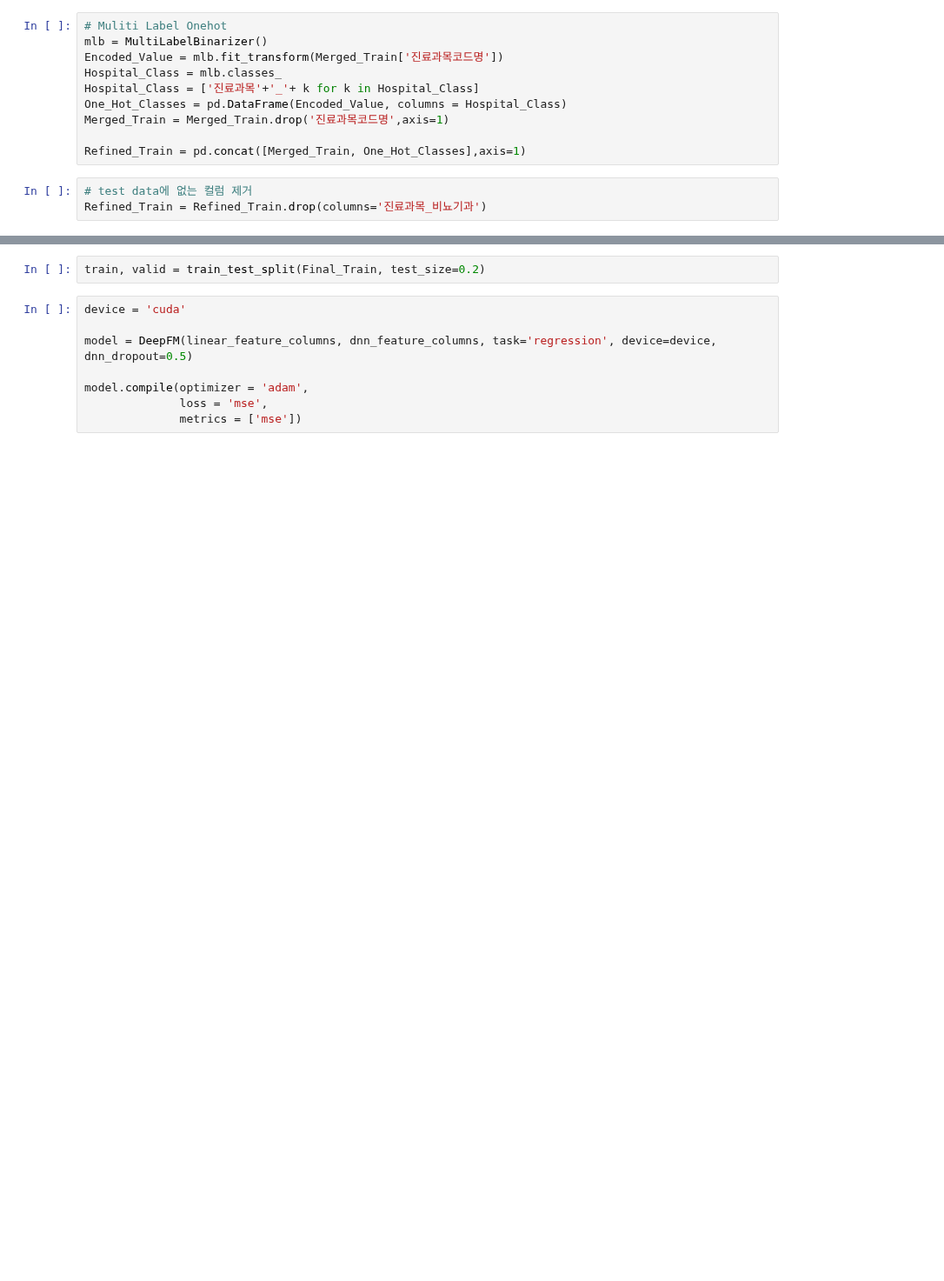
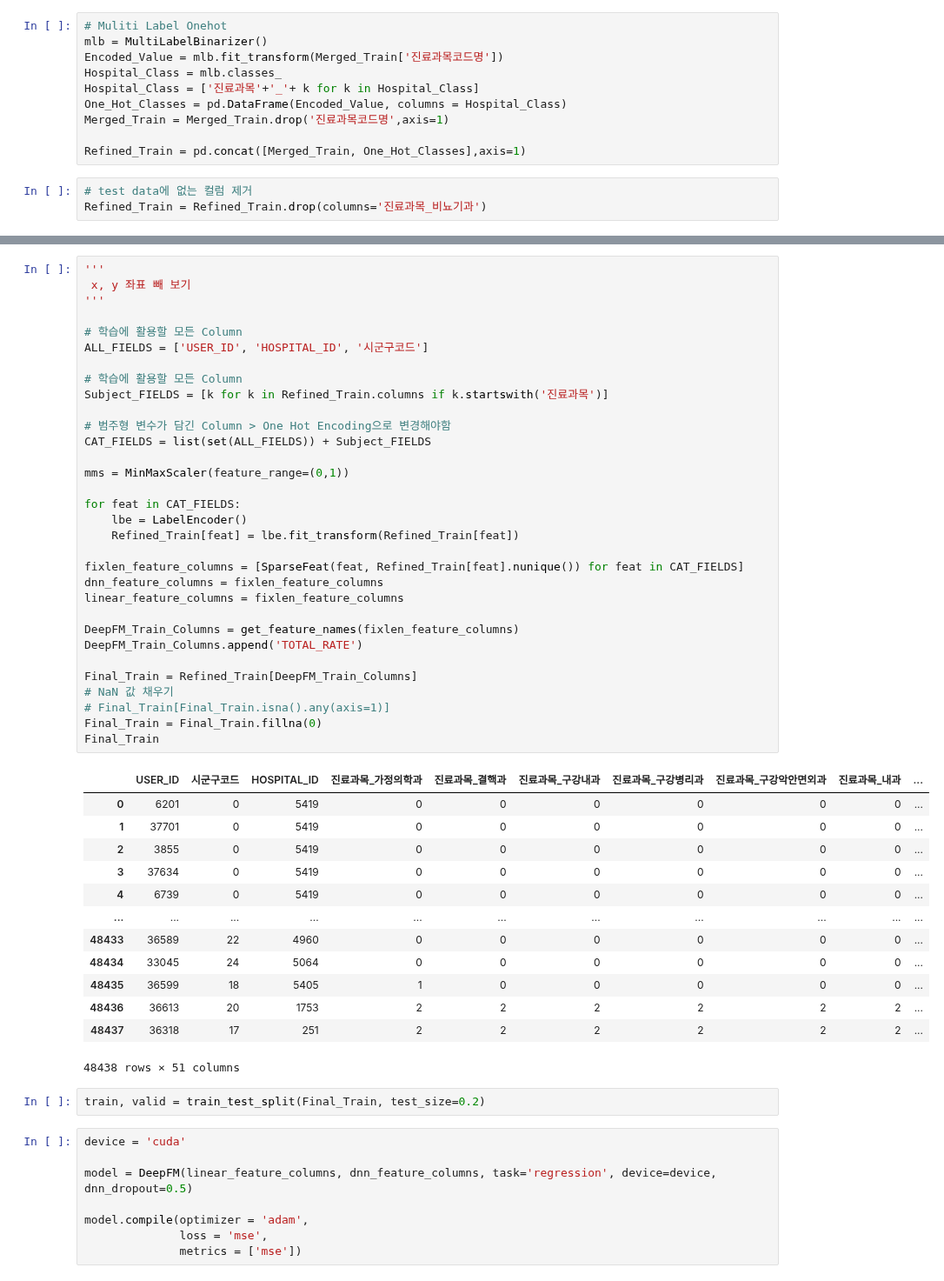
Before and after one commit to lhshs/2022_YDS2, a Jupyter notebook: GoodDoc_Baseline.ipynb, the cells around one changed output, grey strips where cells are left out. Shown at 87% size. Drawn from its saved outputs; the diff is of its cells as text; blank space fills up the shorter version.

```diff
--- a/GoodDoc_Baseline.ipynb
+++ b/GoodDoc_Baseline.ipynb
@@ -158,4 +161,50 @@ Final_Train
 48438 rows × 53 columns
+# %%
+'''
+ x, y 좌표 빼 보기
+'''
+
+# 학습에 활용할 모든 Column
+ALL_FIELDS = ['USER_ID', 'HOSPITAL_ID', '시군구코드']
+
+# 학습에 활용할 모든 Column
+Subject_FIELDS = [k for k in Refined_Train.columns if k.startswith('진료과목')]
+
+# 범주형 변수가 담긴 Column > One Hot Encoding으로 변경해야함
+CAT_FIELDS = list(set(ALL_FIELDS)) + Subject_FIELDS
+
+mms = MinMaxScaler(feature_range=(0,1))
+
+for feat in CAT_FIELDS:
+    lbe = LabelEncoder()
+    Refined_Train[feat] = lbe.fit_transform(Refined_Train[feat])
+
+fixlen_feature_columns = [SparseFeat(feat, Refined_Train[feat].nunique()) for feat in CAT_FIELDS]
+dnn_feature_columns = fixlen_feature_columns
+linear_feature_columns = fixlen_feature_columns
+
+DeepFM_Train_Columns = get_feature_names(fixlen_feature_columns)
+DeepFM_Train_Columns.append('TOTAL_RATE')
+
+Final_Train = Refined_Train[DeepFM_Train_Columns]
+# NaN 값 채우기
+# Final_Train[Final_Train.isna().any(axis=1)]
+Final_Train = Final_Train.fillna(0)
+Final_Train
+# %% [output]
+|  | USER_ID | 시군구코드 | HOSPITAL_ID | 진료과목_가정의학과 | 진료과목_결핵과 | 진료과목_구강내과 | 진료과목_구강병리과 | 진료과목_구강악안면외과 | 진료과목_내과 | ... |
+| 0 | 6201 | 0 | 5419 | 0 | 0 | 0 | 0 | 0 | 0 | ... |
+| 1 | 37701 | 0 | 5419 | 0 | 0 | 0 | 0 | 0 | 0 | ... |
+| 2 | 3855 | 0 | 5419 | 0 | 0 | 0 | 0 | 0 | 0 | ... |
+| 3 | 37634 | 0 | 5419 | 0 | 0 | 0 | 0 | 0 | 0 | ... |
+| 4 | 6739 | 0 | 5419 | 0 | 0 | 0 | 0 | 0 | 0 | ... |
+| ... | ... | ... | ... | ... | ... | ... | ... | ... | ... | ... |
+| 48433 | 36589 | 22 | 4960 | 0 | 0 | 0 | 0 | 0 | 0 | ... |
+| 48434 | 33045 | 24 | 5064 | 0 | 0 | 0 | 0 | 0 | 0 | ... |
+| 48435 | 36599 | 18 | 5405 | 1 | 0 | 0 | 0 | 0 | 0 | ... |
+| 48436 | 36613 | 20 | 1753 | 2 | 2 | 2 | 2 | 2 | 2 | ... |
+| 48437 | 36318 | 17 | 251 | 2 | 2 | 2 | 2 | 2 | 2 | ... |
+48438 rows × 51 columns
 # %%
 train, valid = train_test_split(Final_Train, test_size=0.2)
 # %%
```
Also changed, not shown: parts of 15 cells of this notebook.
